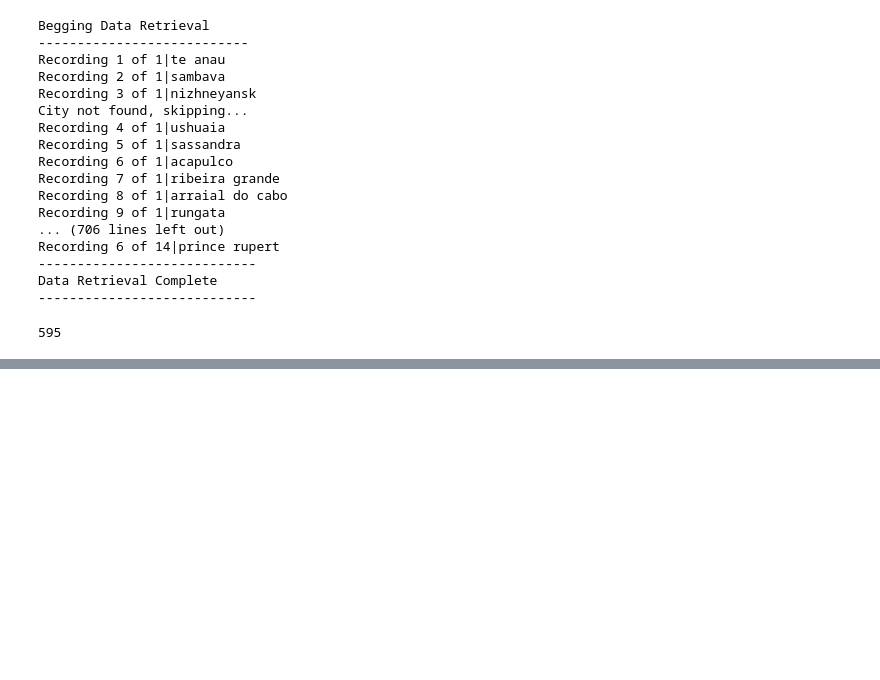
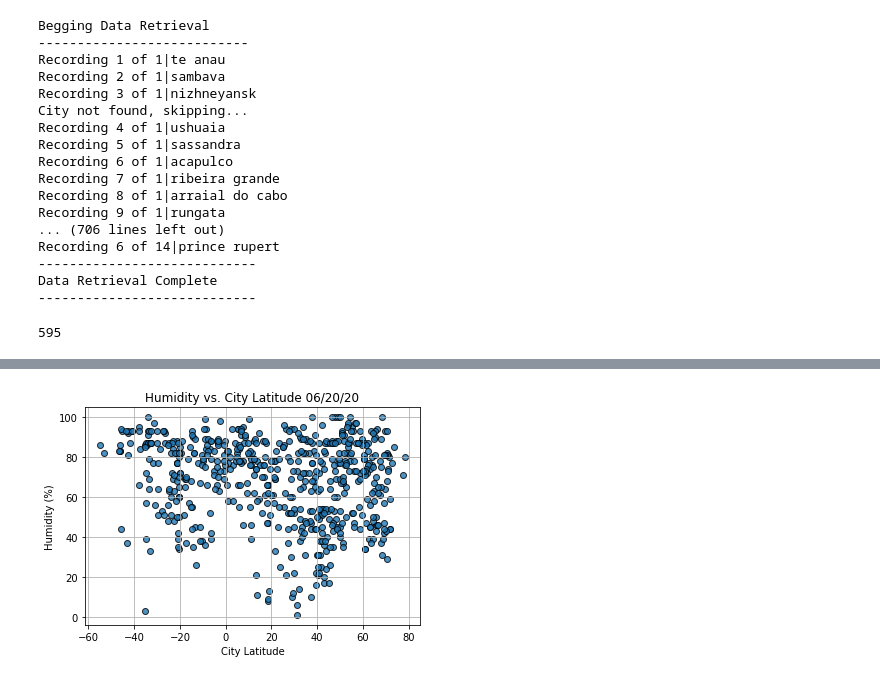
Before and after one commit to mauricio4337/World-Weather-Analysis, a Jupyter notebook: WeatherPy.ipynb, the cells around one changed output, grey strips where cells are left out. Drawn from its saved outputs; the diff is of its cells as text; code cells hidden in the pictures; blank space fills up the shorter version.

```diff
--- a/WeatherPy.ipynb
+++ b/WeatherPy.ipynb
@@ -132,0 +161,19 @@ city_data_df.to_csv(output_file_path, index_label='City_ID')
+# %%
+# Build scatter plot Humidity vs. latitude
+plt.scatter(lat,
+            humidity,
+            edgecolor='black', linewidth=1, marker='o',
+            alpha=0.8,
+            label='Cities')
+
+# Incorporate other graph properties
+plt.title(f'Humidity vs. City Latitude ' + time.strftime("%x"))
+plt.ylabel('Humidity (%)')
+plt.xlabel('City Latitude')
+plt.grid(True)
+
+# Save the figure to file and display the plot inline
+plt.savefig('weather_data\Fig2.png')
+plt.show()
+# %% [output]
+[figure, added]
```
Also changed, not shown: parts of 4 cells of this notebook, 5 other files.
